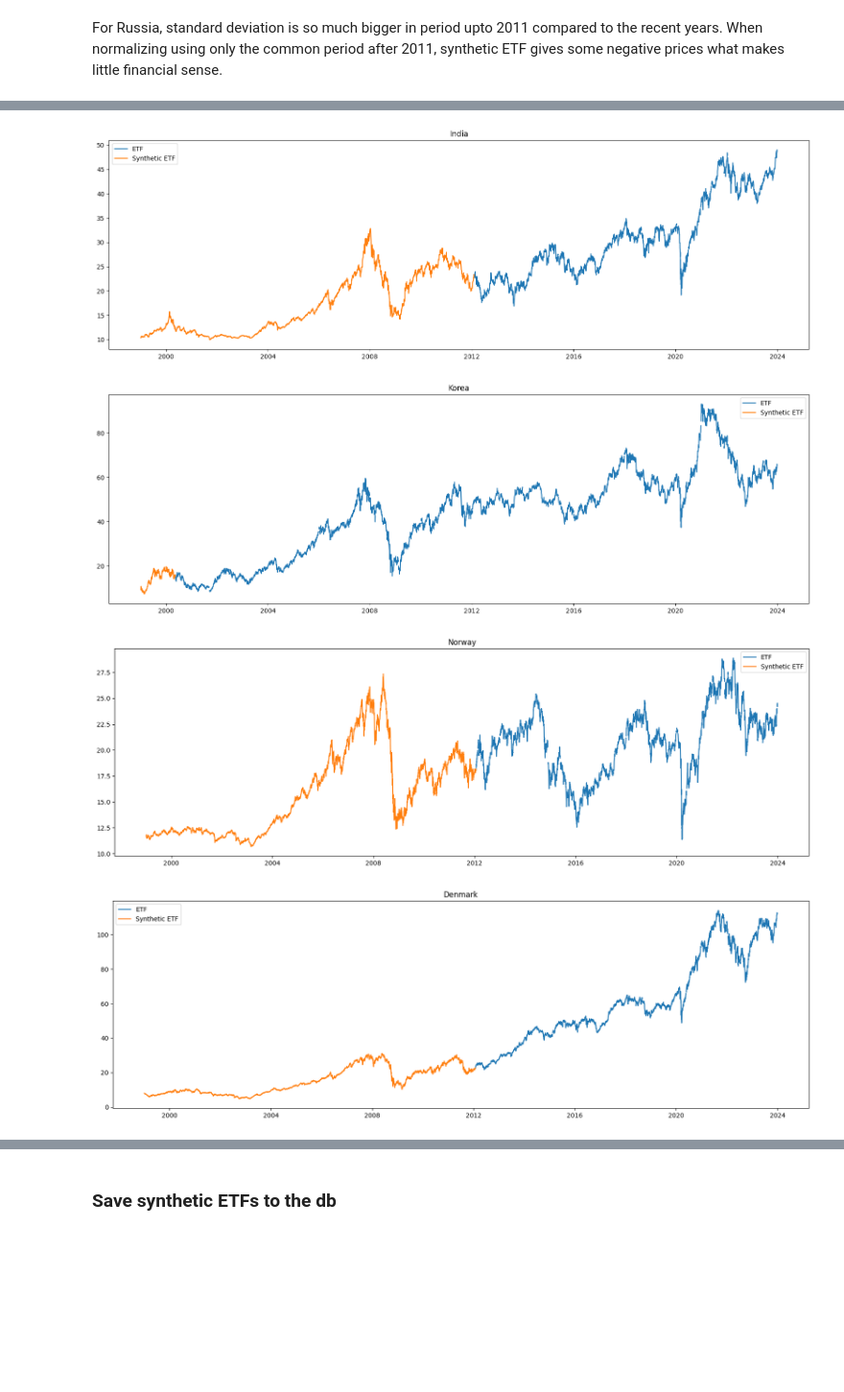
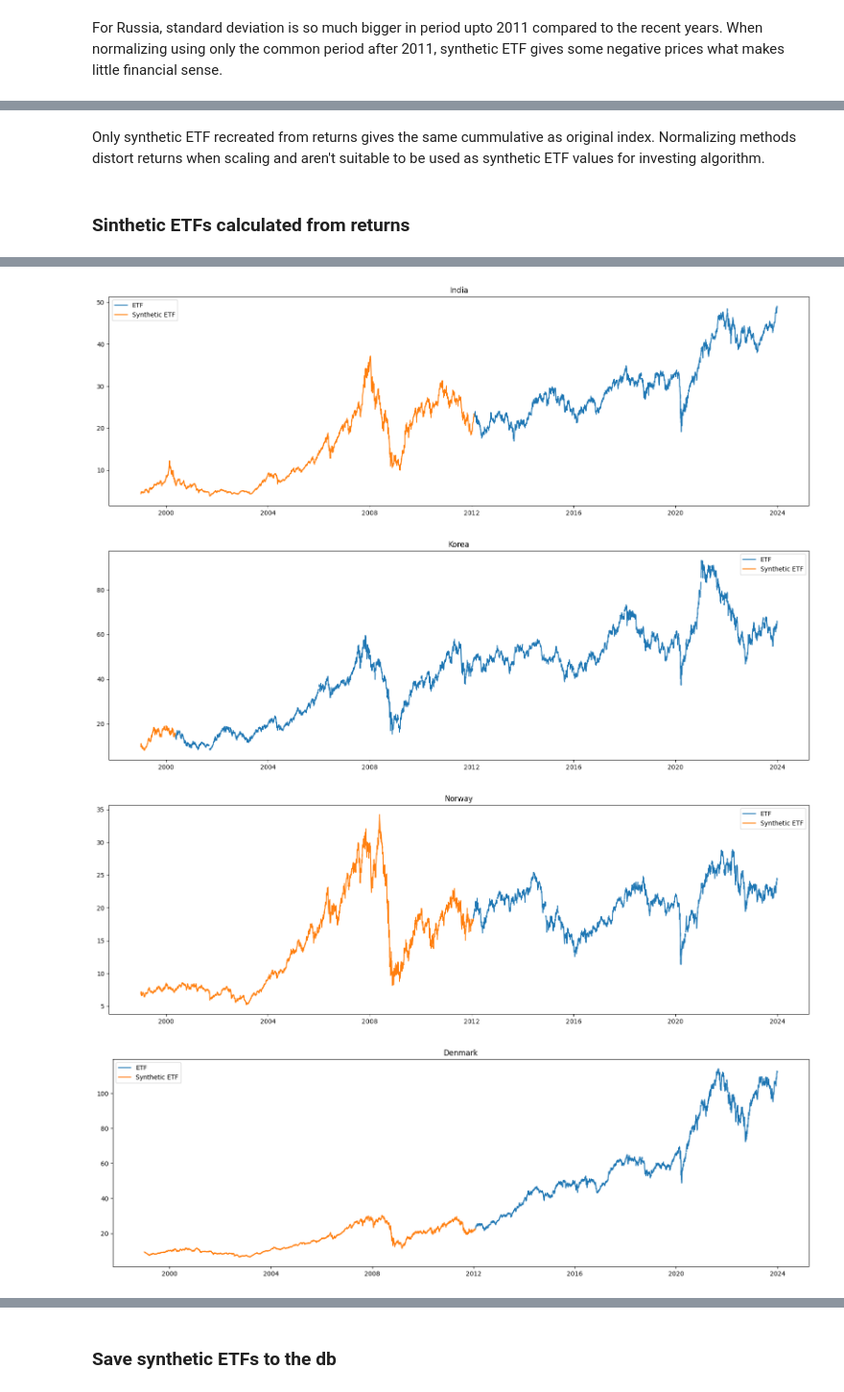
Before and after one commit to lharazin/TFM, a Jupyter notebook: Algorithm/synthetic_etfs.ipynb, the cells around one changed output, grey strips where cells are left out. Shown at 96% size. Drawn from its saved outputs; the diff is of its cells as text; code cells hidden in the pictures; blank space fills up the shorter version.

Commit message:
fixed synthetic ETFs to use returns

```diff
--- a/Algorithm/synthetic_etfs.ipynb
+++ b/Algorithm/synthetic_etfs.ipynb
@@ -693,0 +734,12 @@ For Russia, standard deviation is so much bigger in period upto 2011 compared to
+# %%
+date_range = pd.date_range('1999-01-04', '2023-12-29', freq='B')
+countries = ['China', 'Taiwan', 'India', 'Korea', 'Norway', 'Denmark',
+             'Finland', 'ACWI', 'Brazil', 'Russia', 'South Africa']
+
+df_synthetic_from_returns = pd.DataFrame(index=date_range, columns=countries)
+countries_from_msci_indices = ['China', 'Taiwan', 'India', 'Korea',
+                               'Norway', 'Denmark', 'Finland', 'ACWI']
+
+for country in df_synthetic_from_returns.columns:
+    use_msci = country in countries_from_msci_indices
+    df_synthetic_from_returns.loc[:,country] = get_synthetic_etf_from_returns(country, use_msci)
@@ -693,0 +748,20 @@ For Russia, standard deviation is so much bigger in period upto 2011 compared to
+# %%
+country = 'Russia'
+
+etf = df_etfs[country]
+first_valid = etf.first_valid_index().strftime('%Y-%m-%d')
+orig_index = df_stock_indices[country]
+currency_rate = df_currency_rates[country]
+index = orig_index*currency_rate
+
+
+plt.figure(figsize=(20,8))
+plt.plot((1 + index[:first_valid].dropna().pct_change()).cumprod() - 1, label='Stock index', linewidth=3)
+plt.plot((1 + df_synthetic_etfs_min_max_entire_period[country].dropna().pct_change()).cumprod() - 1, label='Synthetic ETF min-max entire period')
+plt.plot((1 + df_synthetic_etfs_min_max_common_period[country].dropna().pct_change()).cumprod() - 1, label='Synthetic ETF min-max entire period')
+plt.plot((1 + df_synthetic_etfs_z_score_entire_period[country].dropna().pct_change()).cumprod() - 1, label='Synthetic ETF z-score entire period')
+plt.plot((1 + df_synthetic_etfs_z_score_common_period[country].dropna().pct_change()).cumprod() - 1, label='Synthetic ETF z-score common period')
+plt.plot((1 + df_synthetic_from_returns[country].dropna().pct_change()).cumprod() - 1, label='Synthetic ETF from returns', linewidth=0.5)
+plt.title(country)
+plt.legend()
+plt.show()
@@ -694,8 +770,12 @@ For Russia, standard deviation is so much bigger in period upto 2011 compared to
+# %% [markdown]
+Only synthetic ETF recreated from returns gives the same cummulative as original index. Normalizing methods distort returns when scaling and aren't suitable to be used as synthetic ETF values for investing algorithm.
+# %% [markdown]
+### Sinthetic ETFs calculated from returns
 # %%
 for country in countries:
     plt.figure(figsize=(20,6))
     plt.plot(df_etfs[country], label='ETF')
-    plt.plot(df_synthetic_etfs_z_score_entire_period[country], label='Synthetic ETF')
+    plt.plot(df_synthetic_from_returns[country], label='Synthetic ETF')
     plt.title(country)
     plt.legend()
     plt.show()
@@ -705,4 +785,4 @@ for country in countries:
-[figure, old version]
+[figure, new version]
 [figure]
-[figure, old version]
+[figure, new version]
 [figure]
```
Also changed, not shown: parts of 11 cells of this notebook, 1 other file.
